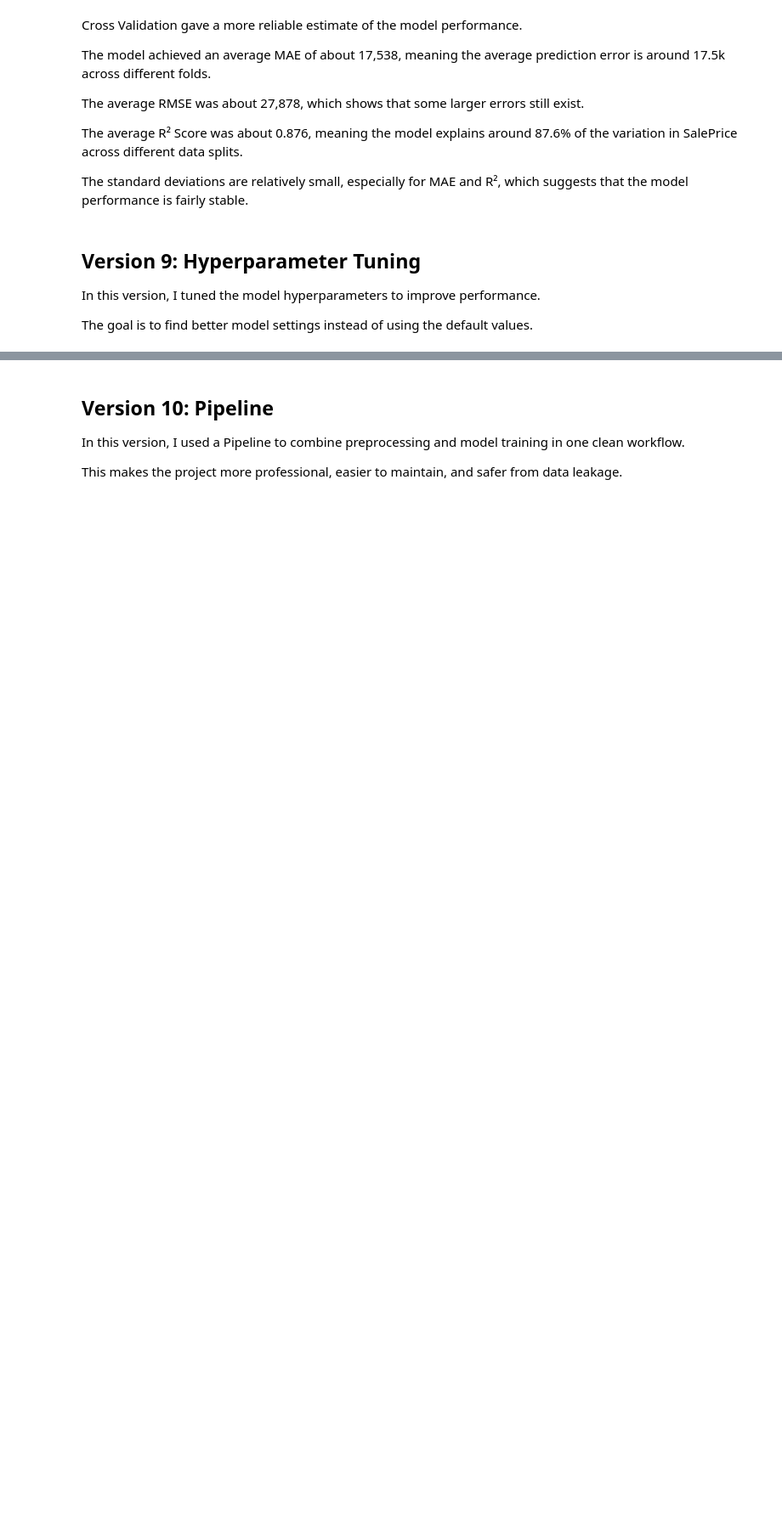
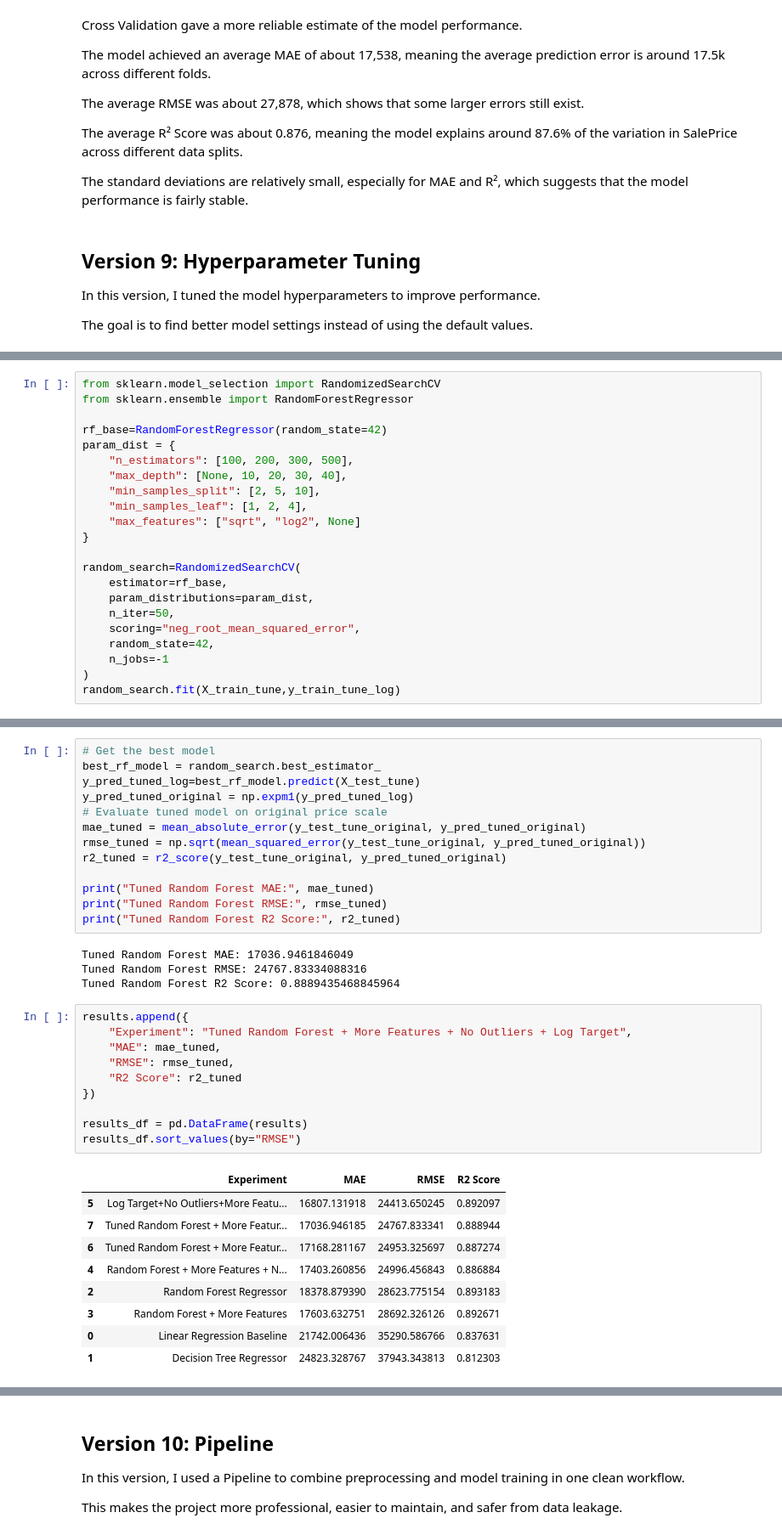
Before and after one commit to raghadnedal/house-price-prediction, a Jupyter notebook: house_price_prediction.ipynb, the cells around one changed output, grey strips where cells are left out. Shown at 85% size. Drawn from its saved outputs; the diff is of its cells as text; blank space fills up the shorter version.

```diff
--- a/house_price_prediction.ipynb
+++ b/house_price_prediction.ipynb
@@ -983,0 +1000,22 @@ The goal is to find better model settings instead of using the default values.
+# %%
+from sklearn.model_selection import RandomizedSearchCV
+from sklearn.ensemble import RandomForestRegressor
+
+rf_base=RandomForestRegressor(random_state=42)
+param_dist = {
+    "n_estimators": [100, 200, 300, 500],
+    "max_depth": [None, 10, 20, 30, 40],
+    "min_samples_split": [2, 5, 10],
+    "min_samples_leaf": [1, 2, 4],
+    "max_features": ["sqrt", "log2", None]
+}
+
+random_search=RandomizedSearchCV(
+    estimator=rf_base,
+    param_distributions=param_dist,
+    n_iter=50,
+    scoring="neg_root_mean_squared_error",
+    random_state=42,
+    n_jobs=-1
+)
+random_search.fit(X_train_tune,y_train_tune_log)
@@ -983,0 +1045,37 @@ The goal is to find better model settings instead of using the default values.
+# %%
+# Get the best model
+best_rf_model = random_search.best_estimator_
+y_pred_tuned_log=best_rf_model.predict(X_test_tune)
+y_pred_tuned_original = np.expm1(y_pred_tuned_log)
+# Evaluate tuned model on original price scale
+mae_tuned = mean_absolute_error(y_test_tune_original, y_pred_tuned_original)
+rmse_tuned = np.sqrt(mean_squared_error(y_test_tune_original, y_pred_tuned_original))
+r2_tuned = r2_score(y_test_tune_original, y_pred_tuned_original)
+
+print("Tuned Random Forest MAE:", mae_tuned)
+print("Tuned Random Forest RMSE:", rmse_tuned)
+print("Tuned Random Forest R2 Score:", r2_tuned)
+# %% [output]
+Tuned Random Forest MAE: 17036.9461846049
+Tuned Random Forest RMSE: 24767.83334088316
+Tuned Random Forest R2 Score: 0.8889435468845964
+# %%
+results.append({
+    "Experiment": "Tuned Random Forest + More Features + No Outliers + Log Target",
+    "MAE": mae_tuned,
+    "RMSE": rmse_tuned,
+    "R2 Score": r2_tuned
+})
+
+results_df = pd.DataFrame(results)
+results_df.sort_values(by="RMSE")
+# %% [output]
+|  | Experiment | MAE | RMSE | R2 Score |
+| 5 | Log Target+No Outliers+More Featu... | 16807.131918 | 24413.650245 | 0.892097 |
+| 7 | Tuned Random Forest + More Featur... | 17036.946185 | 24767.833341 | 0.888944 |
+| 6 | Tuned Random Forest + More Featur... | 17168.281167 | 24953.325697 | 0.887274 |
+| 4 | Random Forest + More Features + N... | 17403.260856 | 24996.456843 | 0.886884 |
+| 2 | Random Forest Regressor | 18378.879390 | 28623.775154 | 0.893183 |
+| 3 | Random Forest + More Features | 17603.632751 | 28692.326126 | 0.892671 |
+| 0 | Linear Regression Baseline | 21742.006436 | 35290.586766 | 0.837631 |
+| 1 | Decision Tree Regressor | 24823.328767 | 37943.343813 | 0.812303 |
```
Also changed, not shown: parts of 7 cells of this notebook.
